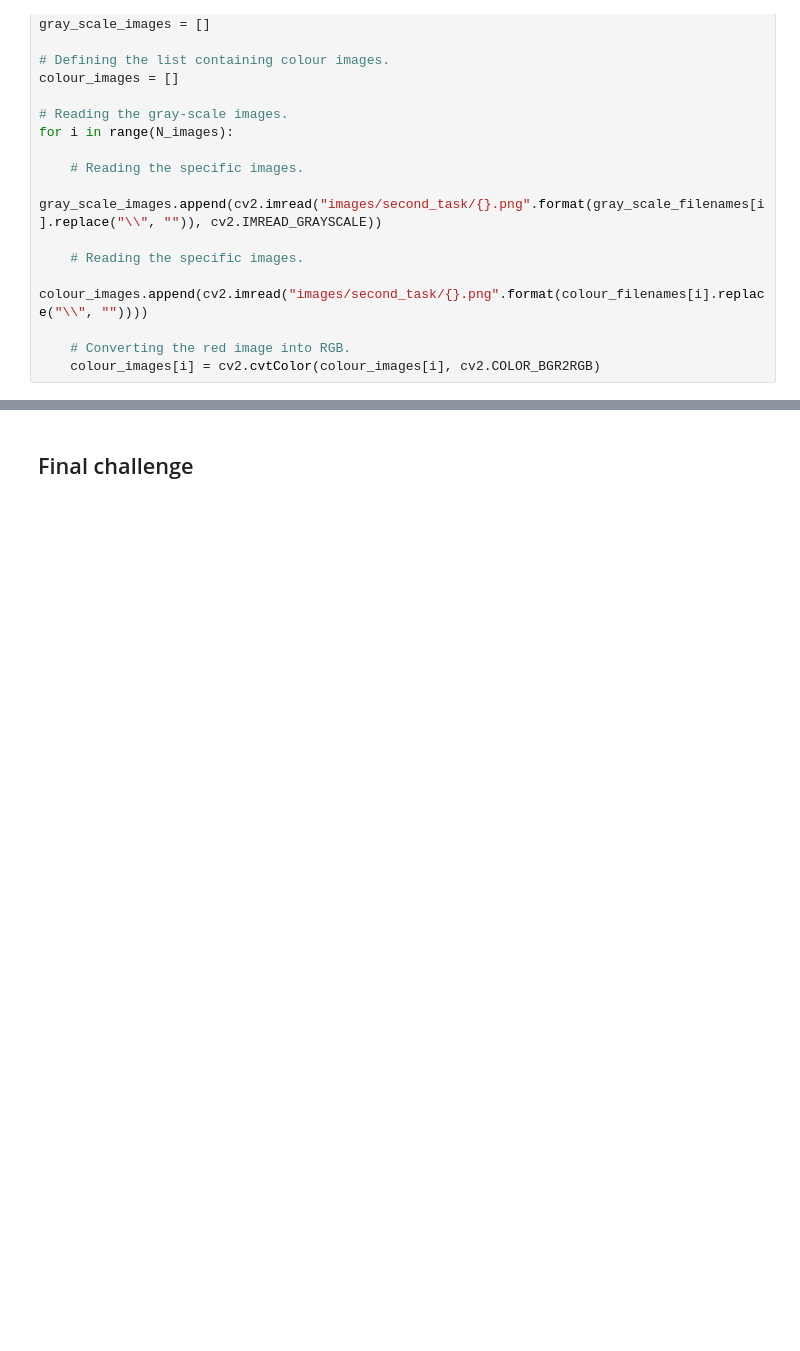
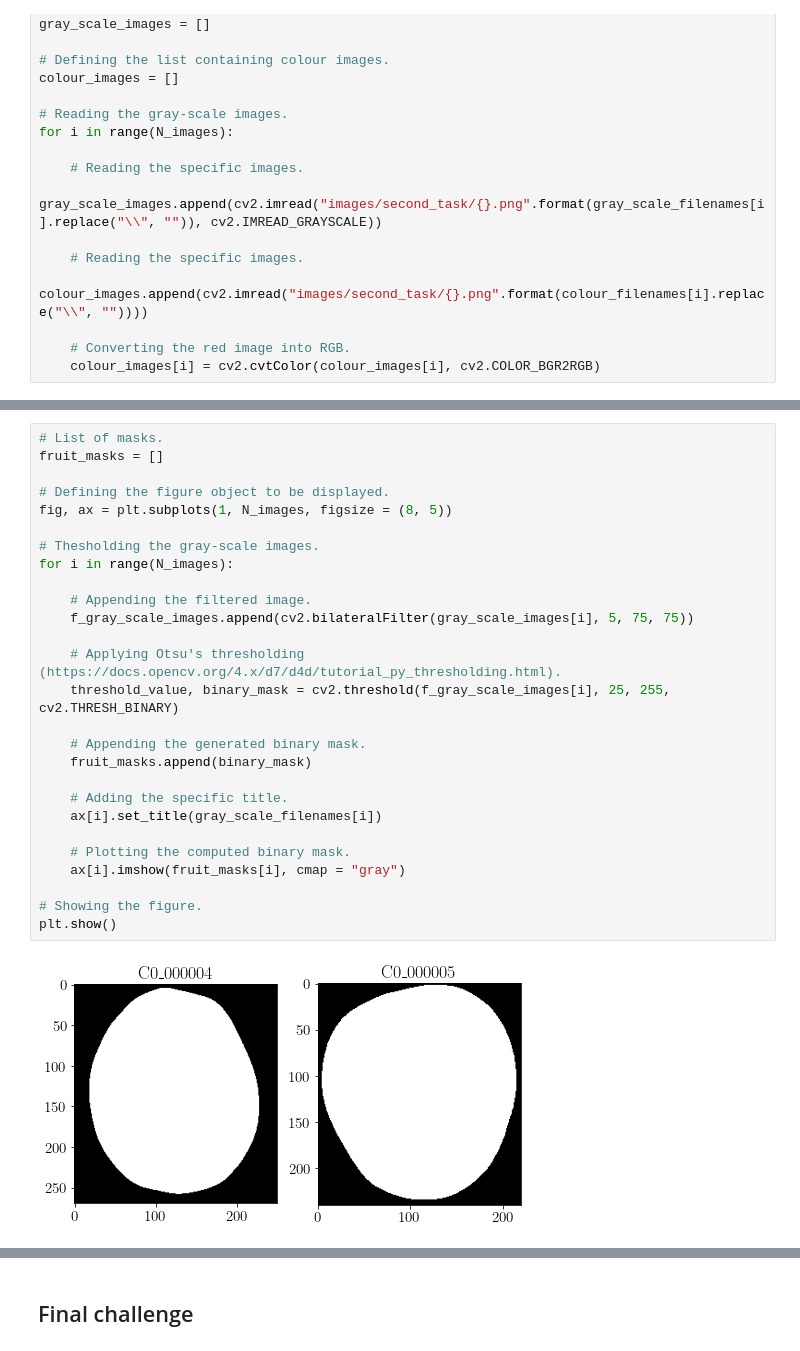
Before and after one commit to matteodonati/fruit_inspection, a Jupyter notebook: fruit_inspection.ipynb, the cells around one changed output, grey strips where cells are left out. Drawn from its saved outputs; the diff is of its cells as text; blank space fills up the shorter version.

```diff
--- a/fruit_inspection.ipynb
+++ b/fruit_inspection.ipynb
@@ -397,0 +421,29 @@ plt.show()
+# %%
+# List of masks.
+fruit_masks = []
+
+# Defining the figure object to be displayed.
+fig, ax = plt.subplots(1, N_images, figsize = (8, 5))
+
+# Thesholding the gray-scale images.
+for i in range(N_images):
+
+    # Appending the filtered image.
+    f_gray_scale_images.append(cv2.bilateralFilter(gray_scale_images[i], 5, 75, 75))
+
+    # Applying Otsu's thresholding (https://docs.opencv.org/4.x/d7/d4d/tutorial_py_thresholding.html).
+    threshold_value, binary_mask = cv2.threshold(f_gray_scale_images[i], 25, 255, cv2.THRESH_BINARY)
+
+    # Appending the generated binary mask.
+    fruit_masks.append(binary_mask)
+
+    # Adding the specific title.
+    ax[i].set_title(gray_scale_filenames[i])
+
+    # Plotting the computed binary mask.
+    ax[i].imshow(fruit_masks[i], cmap = "gray")
+
+# Showing the figure.
+plt.show()
+# %% [output]
+[figure, added]
```
Also changed, not shown: parts of 4 cells of this notebook.
